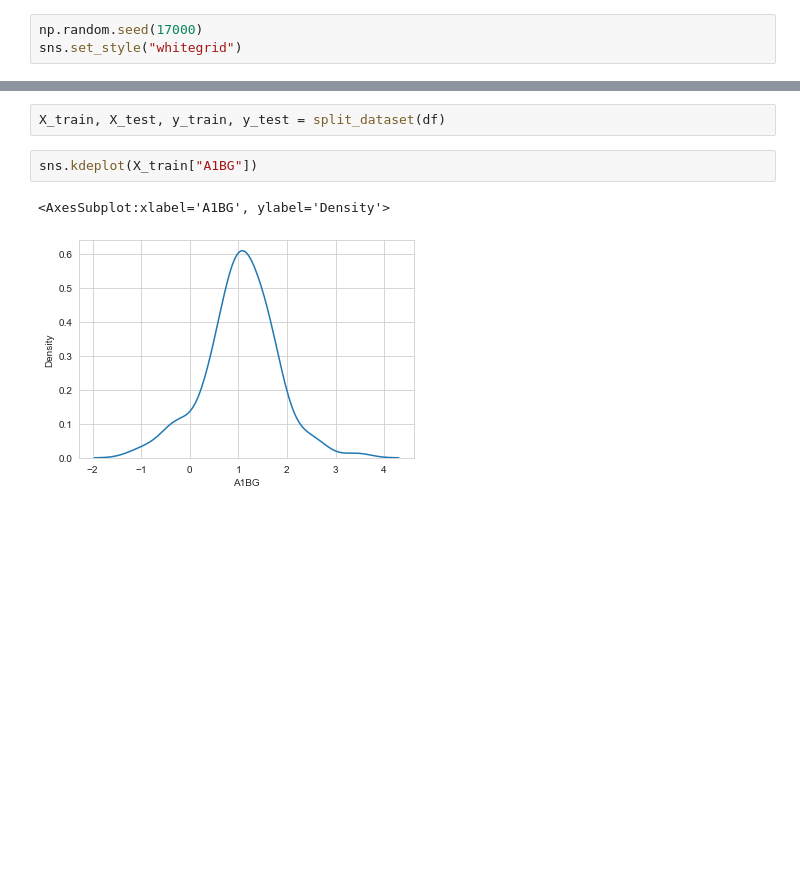
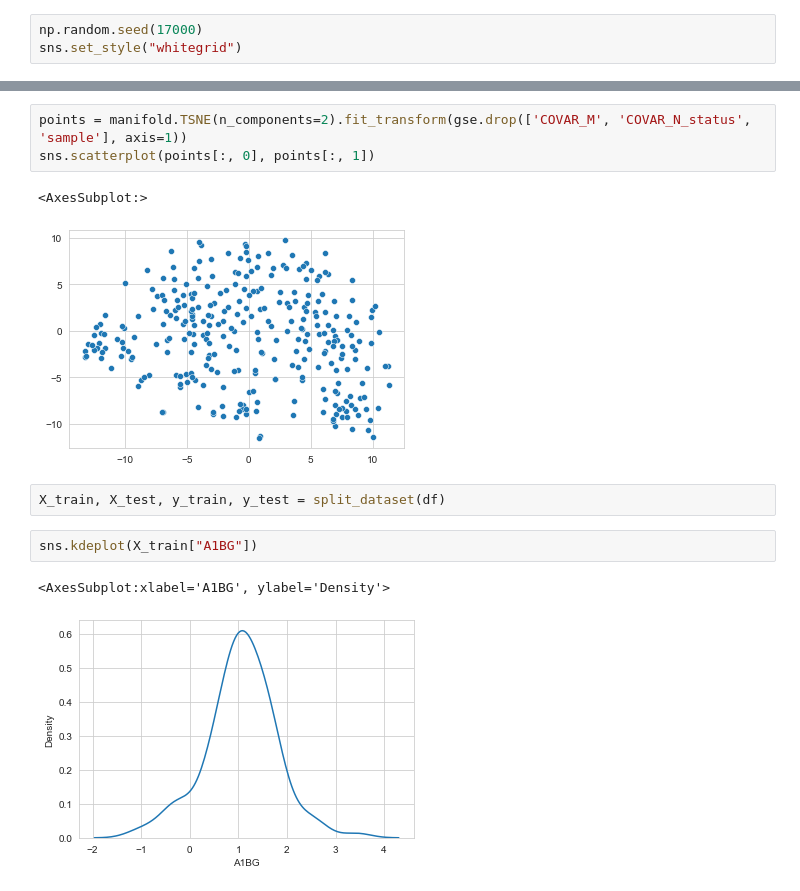
Before and after one commit to ZanderL017/cs229project, a Jupyter notebook: Data_Exploration.ipynb, the cells around one changed output, grey strips where cells are left out. Saved outputs shown, nothing was run; the diff lists cells and outputs as text; blank space fills up the shorter version.

```diff
--- a/Data_Exploration.ipynb
+++ b/Data_Exploration.ipynb
@@ -22,3 +45,9 @@ df = data["read"]
+# %%
+points = manifold.TSNE(n_components=2).fit_transform(gse.drop(['COVAR_M', 'COVAR_N_status', 'sample'], axis=1))
+sns.scatterplot(points[:, 0], points[:, 1])
+# %% [output]
+<AxesSubplot:>
+[figure, added]
 # %%
 X_train, X_test, y_train, y_test = split_dataset(df)
 # %%
```
Also changed, not shown: parts of 12 cells of this notebook, 8 other files.
